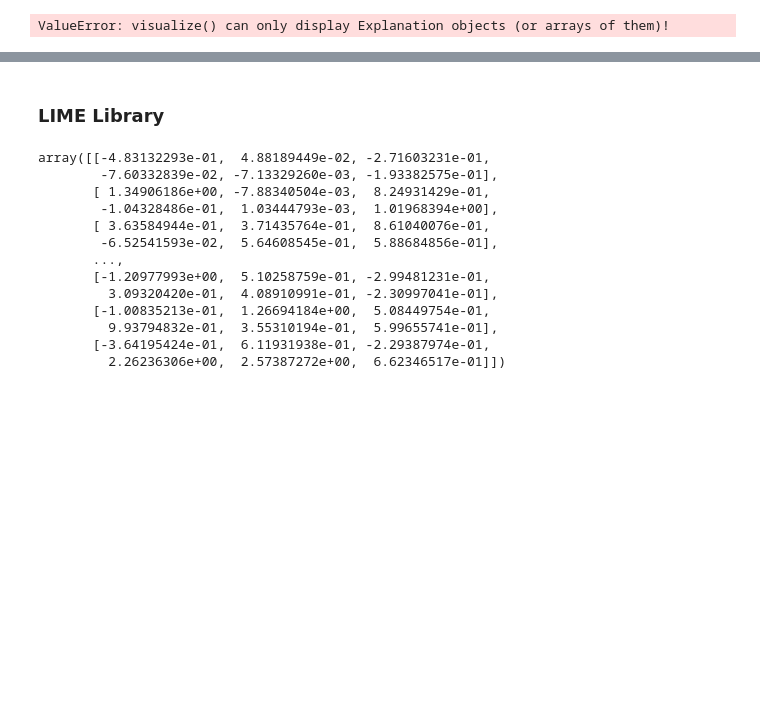
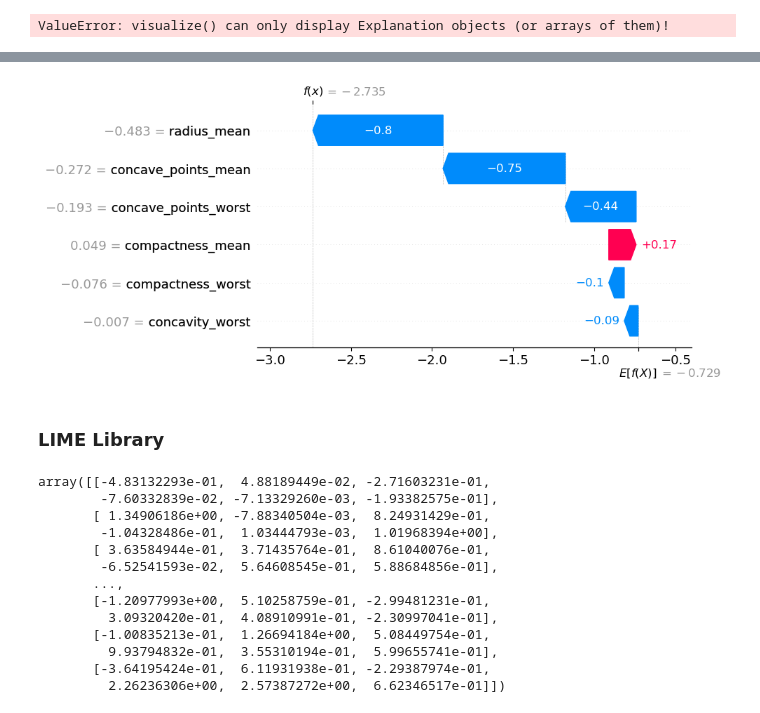
Before and after one commit to lasantha13/breast_ca, a Jupyter notebook: notebook/Breast_Cancer.ipynb, the cells around one changed output, grey strips where cells are left out. Saved outputs shown, nothing was run; the diff lists cells and outputs as text; code cells hidden in the pictures; blank space fills up the shorter version.

```diff
--- a/notebook/Breast_Cancer.ipynb
+++ b/notebook/Breast_Cancer.ipynb
@@ -460,3 +468,9 @@ ValueError: visualize() can only display Explanation objects (or arrays of them)
+# %%
+explainer4 = shap.Explainer(logisticR2,X2_train,feature_names=feature_list)
+shap_values4 = explainer4(X2_test)
+shap.plots.waterfall(shap_values4[0])
+# %% [output]
+[figure, added]
 # %% [markdown]
 ### LIME Library
 # %%
```
Also changed, not shown: parts of 10 cells of this notebook.
